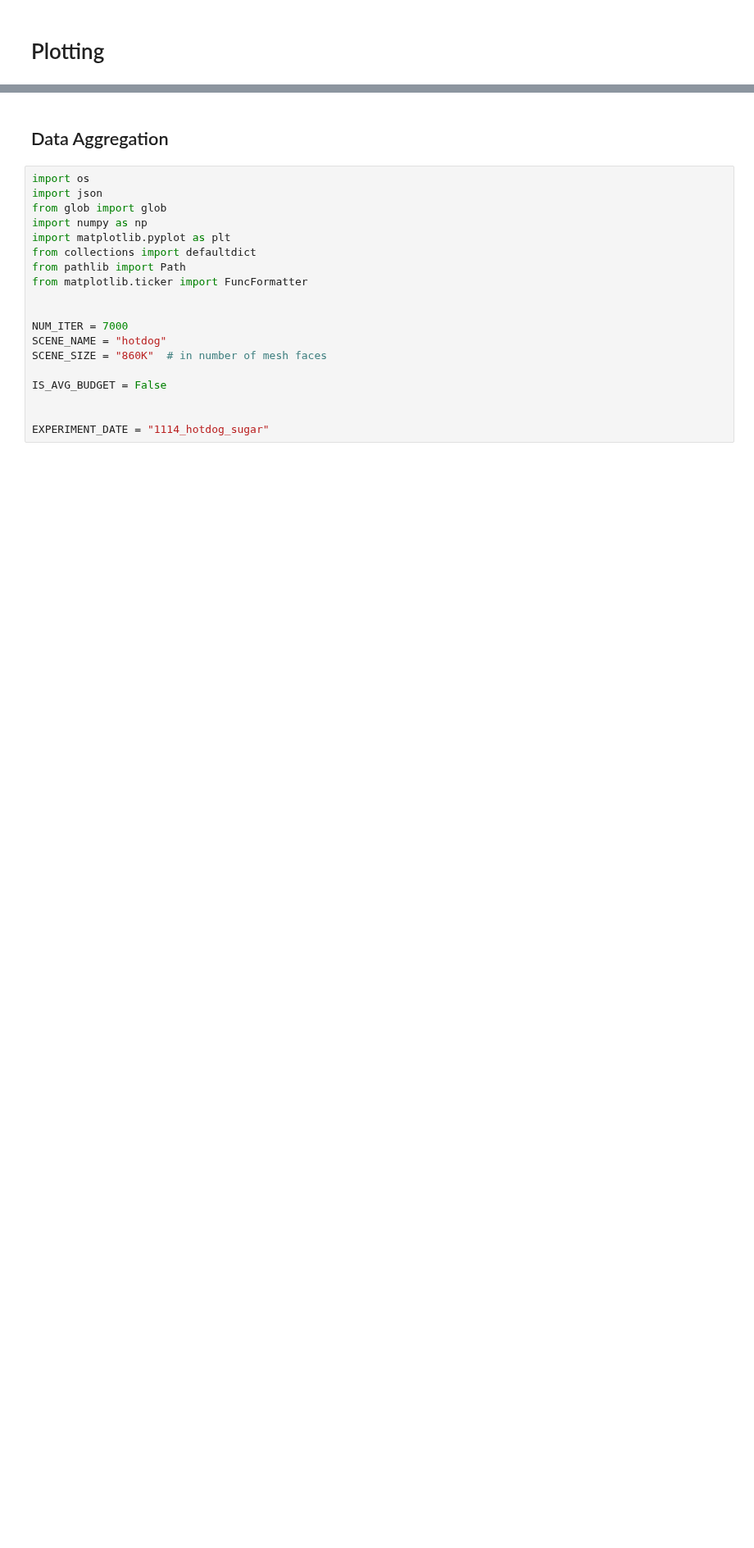
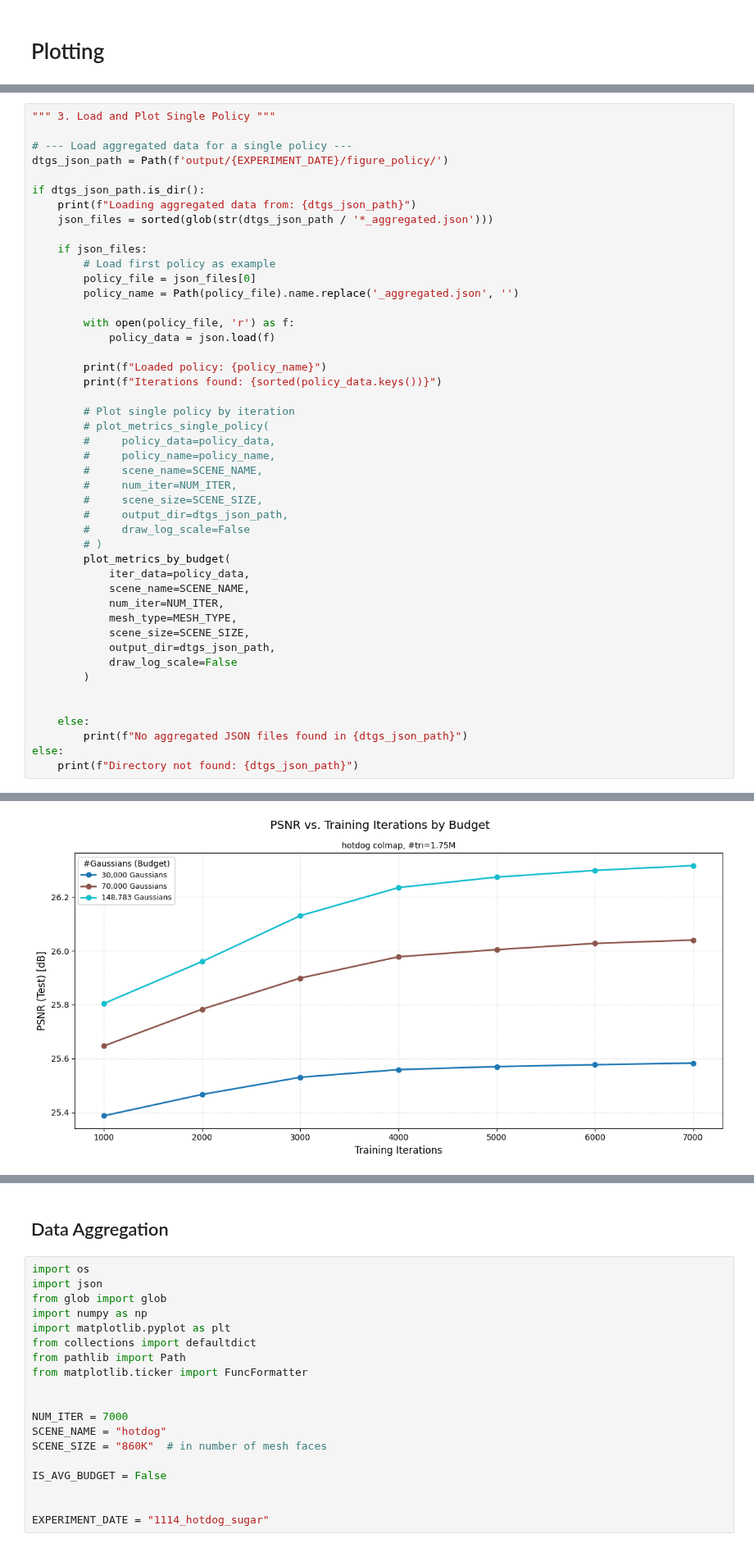
Before and after one commit to SYJINTW/mesh-splat, a Jupyter notebook: plot.ipynb, the cells around one changed output, grey strips where cells are left out. Shown at 82% size. Saved outputs shown, nothing was run; the diff lists cells and outputs as text; blank space fills up the shorter version.

Commit message:
update plotting

```diff
--- a/plot.ipynb
+++ b/plot.ipynb
@@ -2,0 +323,47 @@
+# %%
+""" 3. Load and Plot Single Policy """
+
+# --- Load aggregated data for a single policy ---
+dtgs_json_path = Path(f'output/{EXPERIMENT_DATE}/figure_policy/')
+
+if dtgs_json_path.is_dir():
+    print(f"Loading aggregated data from: {dtgs_json_path}")
+    json_files = sorted(glob(str(dtgs_json_path / '*_aggregated.json')))
+
+    if json_files:
+        # Load first policy as example
+        policy_file = json_files[0]
+        policy_name = Path(policy_file).name.replace('_aggregated.json', '')
+
+        with open(policy_file, 'r') as f:
+            policy_data = json.load(f)
+
+        print(f"Loaded policy: {policy_name}")
+        print(f"Iterations found: {sorted(policy_data.keys())}")
+
+        # Plot single policy by iteration
+        # plot_metrics_single_policy(
+        #     policy_data=policy_data,
+        #     policy_name=policy_name,
+        #     scene_name=SCENE_NAME,
+        #     num_iter=NUM_ITER,
+        #     scene_size=SCENE_SIZE,
+        #     output_dir=dtgs_json_path,
+        #     draw_log_scale=False
+        # )
+        plot_metrics_by_budget(
+            iter_data=policy_data,
+            scene_name=SCENE_NAME,
+            num_iter=NUM_ITER,
+            mesh_type=MESH_TYPE,
+            scene_size=SCENE_SIZE,
+            output_dir=dtgs_json_path,
+            draw_log_scale=False
+        )
+
+
+    else:
+        print(f"No aggregated JSON files found in {dtgs_json_path}")
+else:
+    print(f"Directory not found: {dtgs_json_path}")
+# %% [output]
@@ -2,0 +374 @@
+[figure, added]
```
Also changed, not shown: parts of 10 cells of this notebook, 3 other files.
